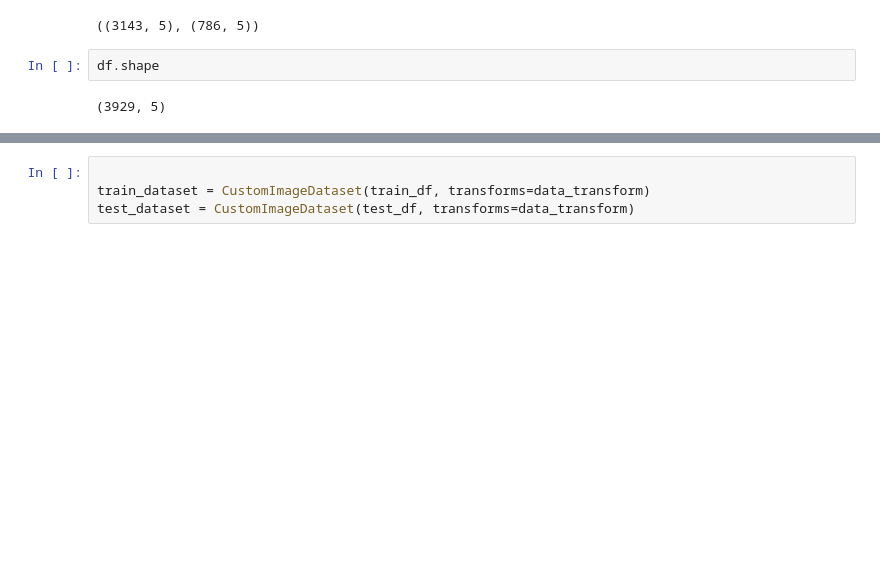
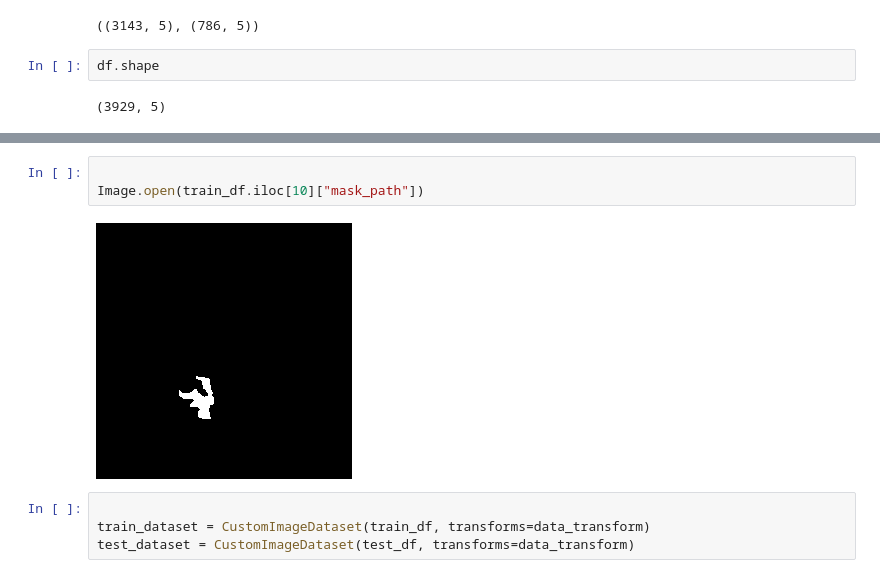
Before and after one commit to guanshengdu/msls-co4-ss24, a Jupyter notebook: project/main_guansheng.ipynb, the cells around one changed output, grey strips where cells are left out. Cells and saved outputs as stored; diff of their text form; blank space fills up the shorter version.

```diff
--- a/project/main_guansheng.ipynb
+++ b/project/main_guansheng.ipynb
@@ -476,3 +487,8 @@ class CustomImageDataset(Dataset):
+# %%
+
+Image.open(train_df.iloc[10]["mask_path"])
+# %% [output]
+[figure, added]
 # %%
 
 train_dataset = CustomImageDataset(train_df, transforms=data_transform)
```
Also changed, not shown: parts of 19 cells of this notebook.
